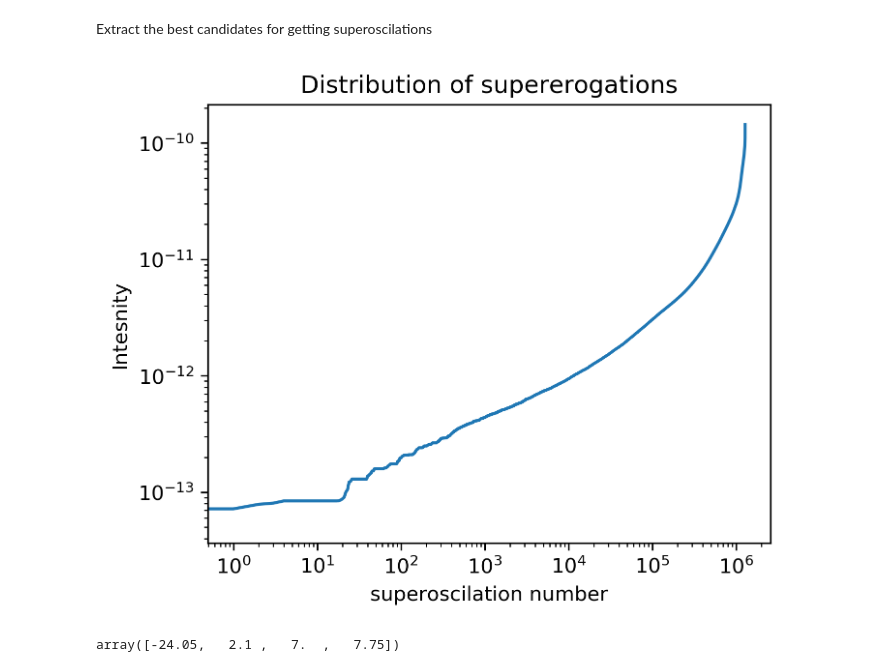
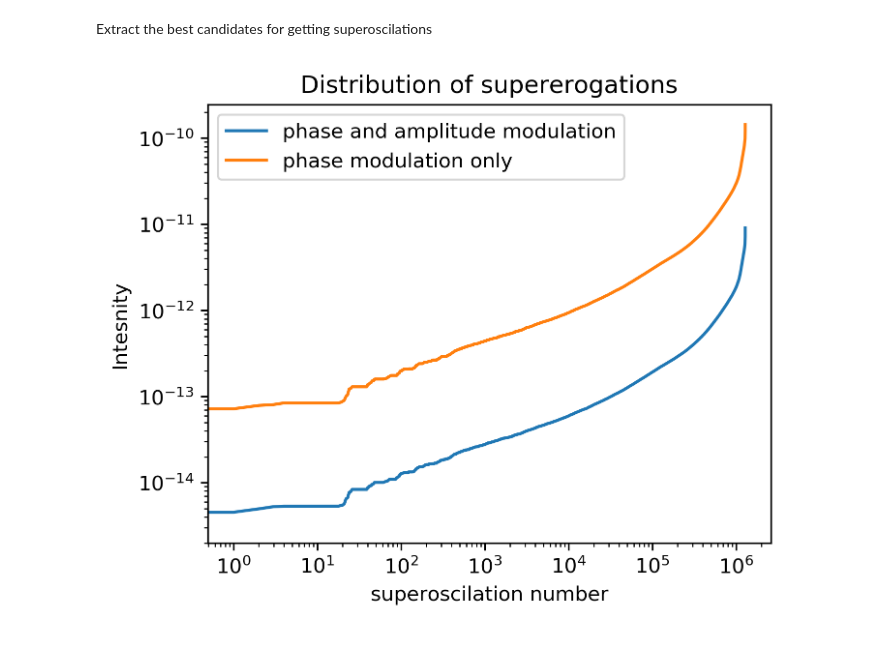
Before and after one commit to dibondar/superoscilations, a Jupyter notebook: superoscillations from experimental data/get superoscillations from 01-07-2022.ipynb, the cells around one changed output. Drawn from its saved outputs; the diff is of its cells as text; code cells hidden in the pictures.

Commit message:
amplitude modulation added. no essencial difference with time delay modulations

```diff
--- a/superoscillations from experimental data/get superoscillations from 01-07-2022.ipynb
+++ b/superoscillations from experimental data/get superoscillations from 01-07-2022.ipynb
@@ -399,26 +399,35 @@ def inegral_ampl_modulation(time_delays):
 
     return intensity, x.value
 # %%
+all_time_delays_ampl_modulation = all_time_delays.copy()
+
 with Pool() as pool:
-    intensity_ampl_modulation = pool.map(inegral_ampl_modulation, tqdm(all_time_delays))
+    intensity_ampl_modulation, ampl_values = zip(
+        *pool.map(inegral_ampl_modulation, tqdm(all_time_delays_ampl_modulation))
+    )
 # %% [markdown]
 Extract the best candidates for getting superoscilations
-# %%
-intensity_without_ampl_modulation = np.array(intensity_without_ampl_modulation)
-indx = np.argsort(intensity_without_ampl_modulation)
-intensity_without_ampl_modulation = intensity_without_ampl_modulation[indx]
-
-all_time_delays = np.array(all_time_delays)[indx]
+# %%
+intensity_ampl_modulation = np.array(intensity_ampl_modulation)
+
+# unlike the time delay permutation objective function, we need to multiply by dt to directly compare two
+intensity_ampl_modulation *= time_window[1] - time_window[0]
+
+ampl_values = np.array(ampl_values)
+ampl_values = ampl_values[indx]
+
+indx = np.argsort(intensity_ampl_modulation)
+intensity_ampl_modulation = intensity_ampl_modulation[indx]
+
+all_time_delays_ampl_modulation = all_time_delays_ampl_modulation[indx]
 # %%
 plt.figure(figsize=(5,4), dpi=300)
 plt.title("Distribution of supererogations")
-plt.loglog(intensity_without_ampl_modulation)
+plt.loglog(intensity_ampl_modulation, label="phase and amplitude modulation")
+plt.loglog(intensity_without_ampl_modulation, label="phase modulation only")
+plt.legend()
 plt.xlabel('superoscilation number')
 plt.ylabel('Intesnity')
 plt.show()
 # %% [output]
-[figure, old version]
+[figure, new version]
-# %%
-all_time_delays[0]
-# %% [output]
-array([-24.05,   2.1 ,   7.  ,   7.75])
```
Also changed, not shown: parts of 8 cells of this notebook.
